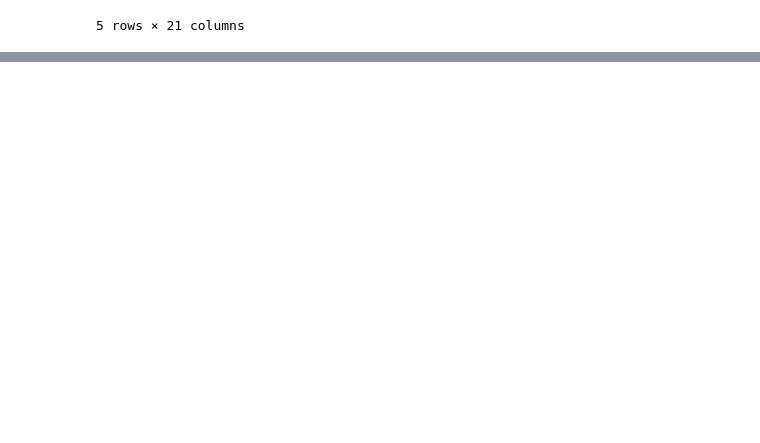
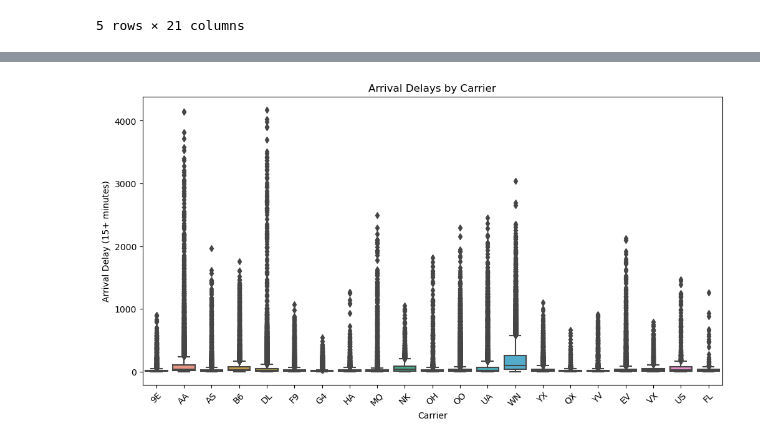
Before and after one commit to lingyuehao/Data_Dawgs, a Jupyter notebook: Data-Dawgs.ipynb, the cells around one changed output, grey strips where cells are left out. Saved outputs shown, nothing was run; the diff lists cells and outputs as text; code cells hidden in the pictures; blank space fills up the shorter version.

```diff
--- a/Data-Dawgs.ipynb
+++ b/Data-Dawgs.ipynb
@@ -46,0 +171,11 @@ Name: 0, dtype: object
+# %%
+# Box plot of arrival delays by carrier
+plt.figure(figsize=(12, 6))
+sns.boxplot(x='carrier', y='arr_del15', data=data)
+plt.title('Arrival Delays by Carrier')
+plt.xlabel('Carrier')
+plt.ylabel('Arrival Delay (15+ minutes)')
+plt.xticks(rotation=45)
+plt.show()
+# %% [output]
+[figure, added]
```
Also changed, not shown: parts of 13 cells of this notebook.
